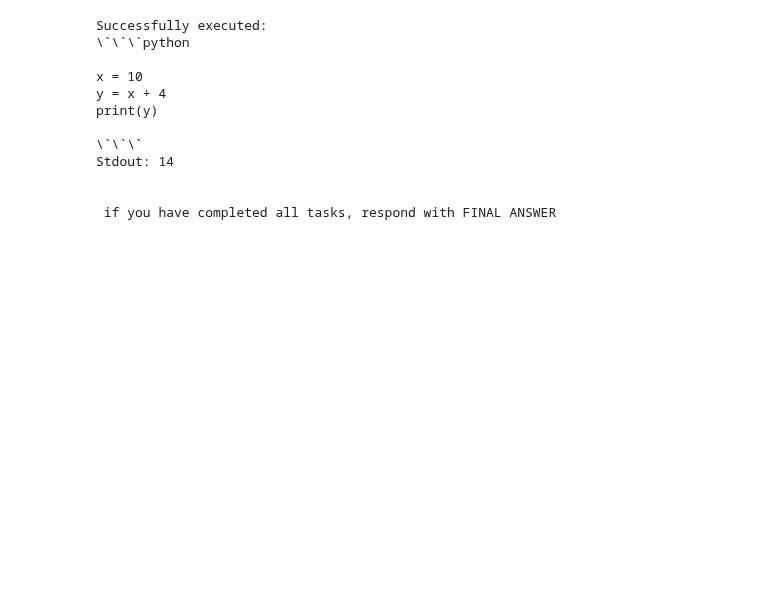
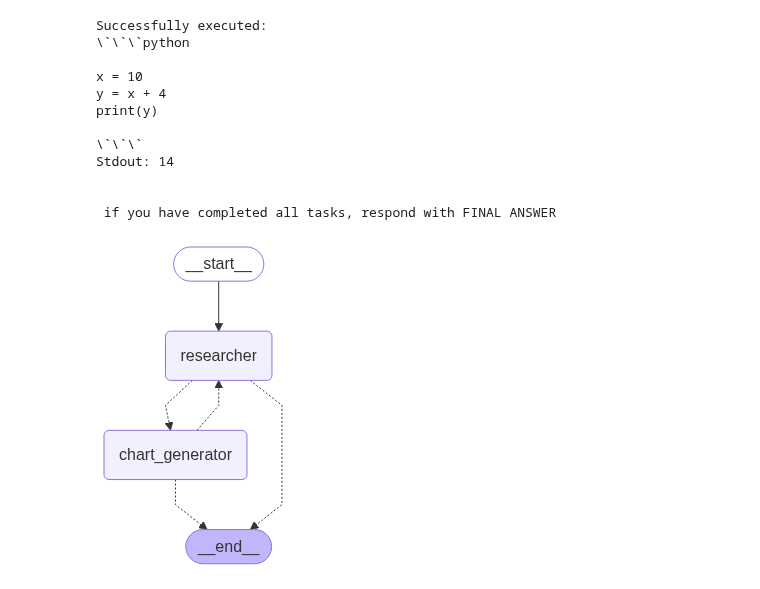
Before and after one commit to kinjal-AIML/End-to-End-Agentic-Ai-Automation-Lab, a Jupyter notebook: 04-LangGraph-Agentic-Workflows/02-Multi-Agent-network-pattern/experiments.ipynb, the cells around one changed output. Drawn from its saved outputs; the diff is of its cells as text; code cells hidden in the pictures; blank space fills up the shorter version.

Commit message:
completly done network Mutli agent

```diff
--- a/04-LangGraph-Agentic-Workflows/02-Multi-Agent-network-pattern/experiments.ipynb
+++ b/04-LangGraph-Agentic-Workflows/02-Multi-Agent-network-pattern/experiments.ipynb
@@ -273,3 +287,8 @@ Stdout: 14
+# %%
+def get_next_node(last_messages: BaseMessage, goto: str):
+    if "FINAL ANSWER" in last_messages.content:
+        return END
+    return goto
 # %%
 ## Agent-1
 def research_node(state: MessagesState) -> Command[Literal["chart_generator", END]]:
@@ -277,4 +312,34 @@ def research_node(state: MessagesState) -> Command[Literal["chart_generator", EN
 # %%
 ## Agent-2
 def chart_node(state: MessagesState) -> Command[Literal["researcher", END]]:
-    pass
+    chart_agent = create_react_agent(
+        llm,
+        tools=[python_repl_tool],
+        prompt= make_system_prompt(
+            "You can do research. You are working with a research colleague."
+        ),
+
+    )
+
+    result = chart_agent.invoke(state)
+
+    goto = get_next_node(result["messages"][-1], "chart_generator")
+
+
+    result["messages"][-1] = HumanMessage(content=result["messages"][-1].content, name="chart_generator")
+    return Command(
+        update={"messages": result["messages"]},
+        goto=goto
+    )
+# %%
+builder = StateGraph(MessagesState)
+
+builder.add_node("researcher", research_node)
+builder.add_node("chart_generator", chart_node)
+
+builder.add_edge(START, "researcher")
+
+app = builder.compile()
+app
+# %% [output]
+[figure, added]
```
Also changed, not shown: parts of 4 cells of this notebook, 1 other file.
